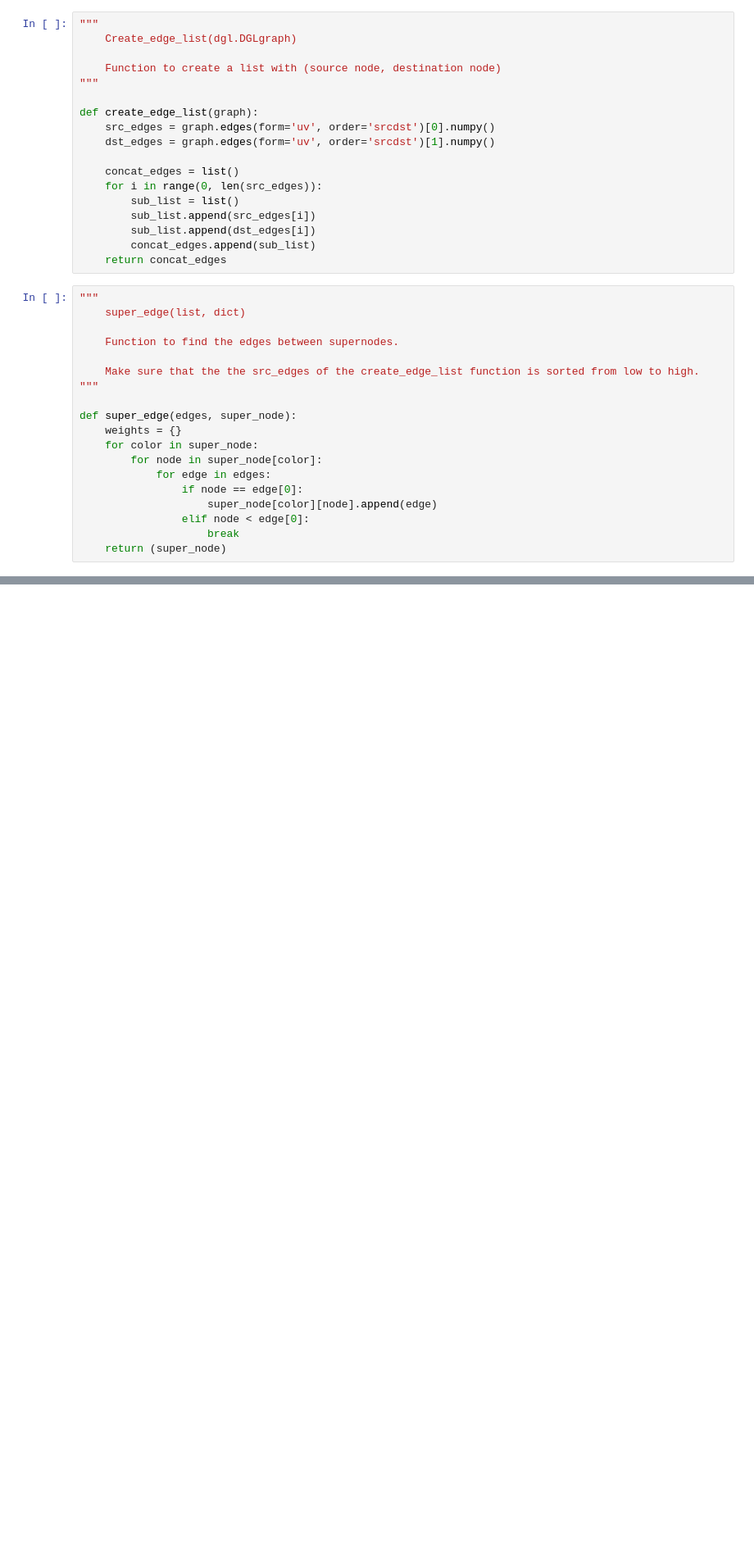
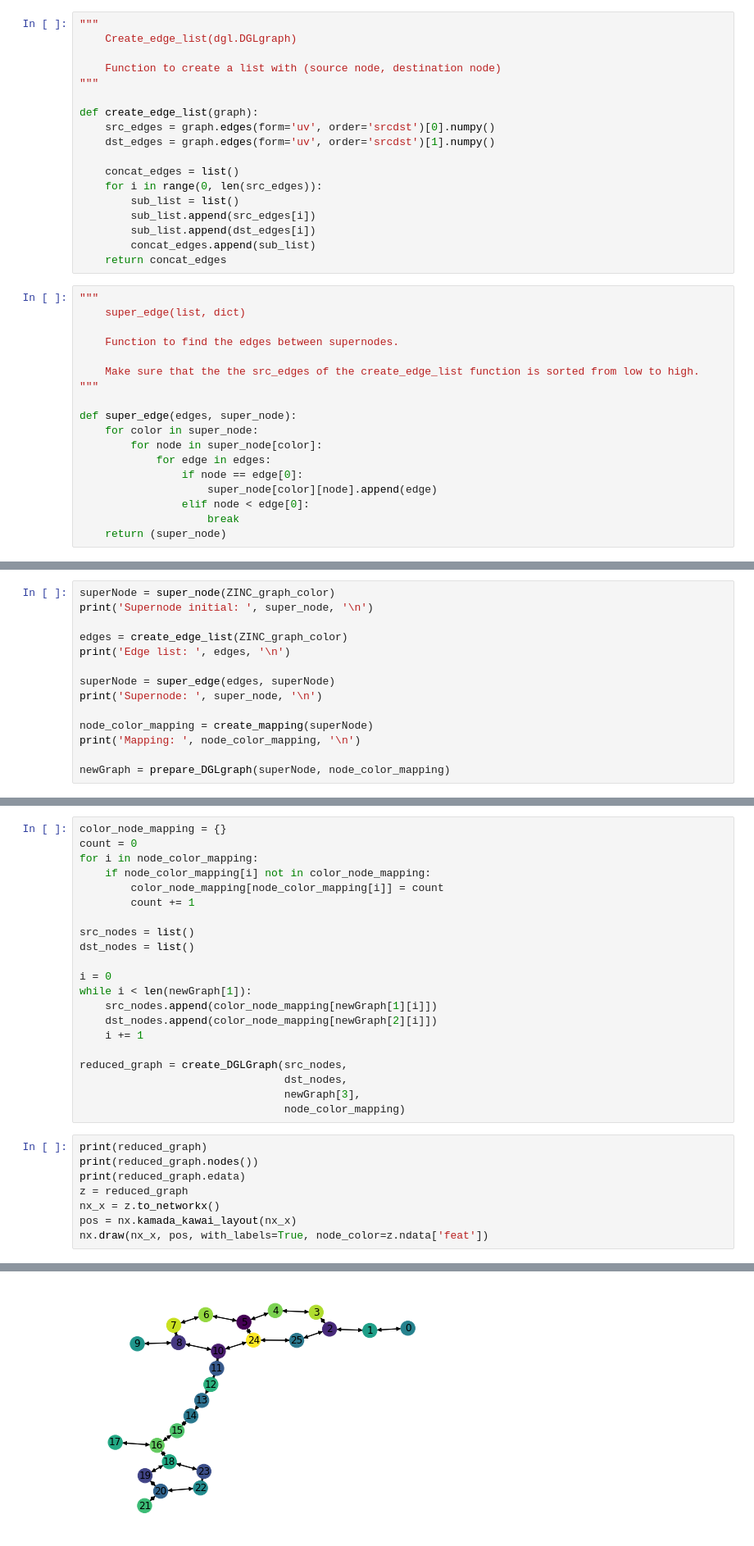
Before and after one commit to KadjelRamkisoen/ResearchProject1, a Jupyter notebook: WLColorRefinement/Testing WL-ColorRefinement.ipynb, the cells around one changed output, grey strips where cells are left out. Shown at 82% size. Drawn from its saved outputs; the diff is of its cells as text; blank space fills up the shorter version.

```diff
--- a/WLColorRefinement/Testing WL-ColorRefinement.ipynb
+++ b/WLColorRefinement/Testing WL-ColorRefinement.ipynb
@@ -121,7 +167,6 @@ def create_edge_list(graph):
 """
 
 def super_edge(edges, super_node):
-    weights = {}
     for color in super_node:
         for node in super_node[color]:
             for edge in edges:
@@ -269,0 +313,14 @@ for i in graph:
+# %%
+superNode = super_node(ZINC_graph_color)
+print('Supernode initial: ', super_node, '\n')
+
+edges = create_edge_list(ZINC_graph_color)
+print('Edge list: ', edges, '\n')
+
+superNode = super_edge(edges, superNode)
+print('Supernode: ', super_node, '\n')
+
+node_color_mapping = create_mapping(superNode)
+print('Mapping: ', node_color_mapping, '\n')
+
+newGraph = prepare_DGLgraph(superNode, node_color_mapping)
@@ -269,0 +337,30 @@ for i in graph:
+# %%
+color_node_mapping = {}
+count = 0
+for i in node_color_mapping:
+    if node_color_mapping[i] not in color_node_mapping:
+        color_node_mapping[node_color_mapping[i]] = count
+        count += 1
+
+src_nodes = list()
+dst_nodes = list()
+
+i = 0
+while i < len(newGraph[1]):
+    src_nodes.append(color_node_mapping[newGraph[1][i]])
+    dst_nodes.append(color_node_mapping[newGraph[2][i]])
+    i += 1
+
+reduced_graph = create_DGLGraph(src_nodes,
+                                dst_nodes,
+                                newGraph[3],
+                                node_color_mapping)
+# %%
+print(reduced_graph)
+print(reduced_graph.nodes())
+print(reduced_graph.edata)
+z = reduced_graph
+nx_x = z.to_networkx()
+pos = nx.kamada_kawai_layout(nx_x)
+nx.draw(nx_x, pos, with_labels=True, node_color=z.ndata['feat'])
+# %% [output]
@@ -269,0 +375 @@ for i in graph:
+[figure, added]
```
Also changed, not shown: parts of 18 cells of this notebook, 2 other files.
